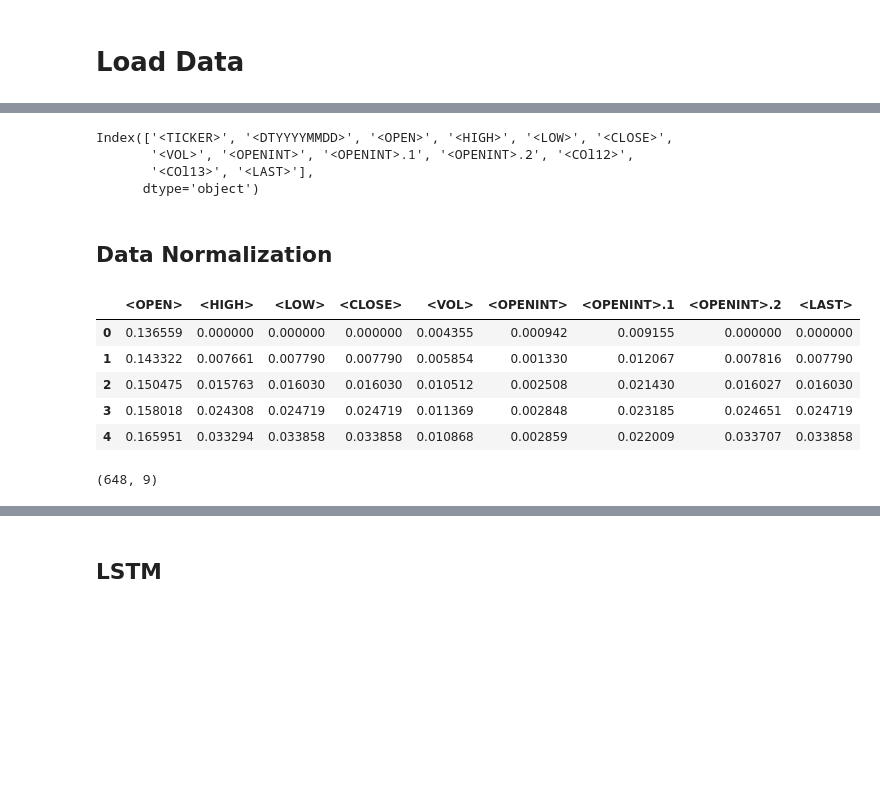
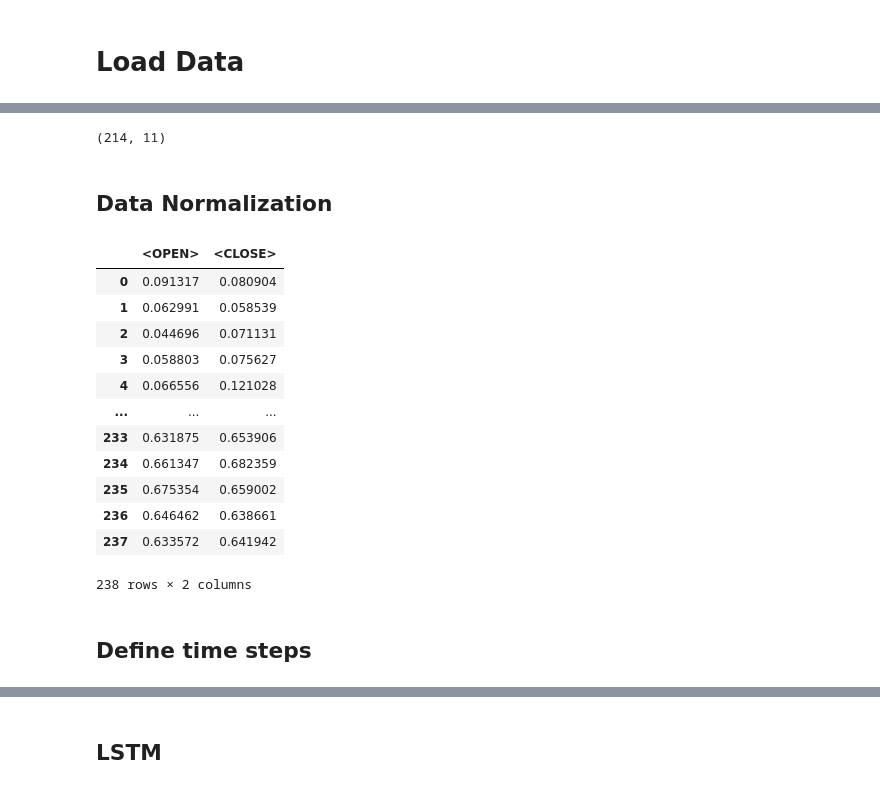
Before and after one commit to nahbos/AUT-Neural-Networks, a Jupyter notebook: HW06/HW06.ipynb, the cells around one changed output, grey strips where cells are left out. Saved outputs shown, nothing was run; the diff lists cells and outputs as text; code cells hidden in the pictures; blank space fills up the shorter version.

```diff
--- a/HW06/HW06.ipynb
+++ b/HW06/HW06.ipynb
@@ -120,28 +148,34 @@ plt.show()
 # %%
-demo.columns
+demo.shape
 # %% [output]
-Index(['<TICKER>', '<DTYYYYMMDD>', '<OPEN>', '<HIGH>', '<LOW>', '<CLOSE>',
-       '<VOL>', '<OPENINT>', '<OPENINT>.1', '<OPENINT>.2', '<COl12>',
-       '<COl13>', '<LAST>'],
-      dtype='object')
+(214, 11)
 # %% [markdown]
 ## Data Normalization
 # %%
-attrs = [2, 3, 4, 5, 6, 7, 8, 9, 12]
-headers = demo.columns[attrs]
-training_set = demo.iloc[:, demo.columns.isin(headers)]
-scaler = MinMaxScaler(feature_range=(0, 1))
-training_set_scaled = pd.DataFrame(scaler.fit_transform(training_set), columns=headers)
-training_set_scaled.head()
+scaled_datas = []
+for csv in datas:
+  attrs = [2, 5]
+  headers = csv.columns[attrs]
+  temp = csv.iloc[:, csv.columns.isin(headers)]
+  scaler = MinMaxScaler(feature_range=(0, 1))
+  data_scaled = pd.DataFrame(scaler.fit_transform(temp), columns=headers)
+  scaled_datas.append(data_scaled)
-# %% [output]
-|  | <OPEN> | <HIGH> | <LOW> | <CLOSE> | <VOL> | <OPENINT> | <OPENINT>.1 | <OPENINT>.2 | <LAST> |
-| 0 | 0.136559 | 0.000000 | 0.000000 | 0.000000 | 0.004355 | 0.000942 | 0.009155 | 0.000000 | 0.000000 |
-| 1 | 0.143322 | 0.007661 | 0.007790 | 0.007790 | 0.005854 | 0.001330 | 0.012067 | 0.007816 | 0.007790 |
-| 2 | 0.150475 | 0.015763 | 0.016030 | 0.016030 | 0.010512 | 0.002508 | 0.021430 | 0.016027 | 0.016030 |
-| 3 | 0.158018 | 0.024308 | 0.024719 | 0.024719 | 0.011369 | 0.002848 | 0.023185 | 0.024651 | 0.024719 |
-| 4 | 0.165951 | 0.033294 | 0.033858 | 0.033858 | 0.010868 | 0.002859 | 0.022009 | 0.033707 | 0.033858 |
-# %%
-training_set_scaled.shape
-# %% [output]
-(648, 9)
+# %%
+scaled_datas[0]
+# %% [output]
+|  | <OPEN> | <CLOSE> |
+| 0 | 0.091317 | 0.080904 |
+| 1 | 0.062991 | 0.058539 |
+| 2 | 0.044696 | 0.071131 |
+| 3 | 0.058803 | 0.075627 |
+| 4 | 0.066556 | 0.121028 |
+| ... | ... | ... |
+| 233 | 0.631875 | 0.653906 |
+| 234 | 0.661347 | 0.682359 |
+| 235 | 0.675354 | 0.659002 |
+| 236 | 0.646462 | 0.638661 |
+| 237 | 0.633572 | 0.641942 |
+238 rows × 2 columns
+# %% [markdown]
+## Define time steps
 # %%
```
Also changed, not shown: parts of 21 cells of this notebook.
